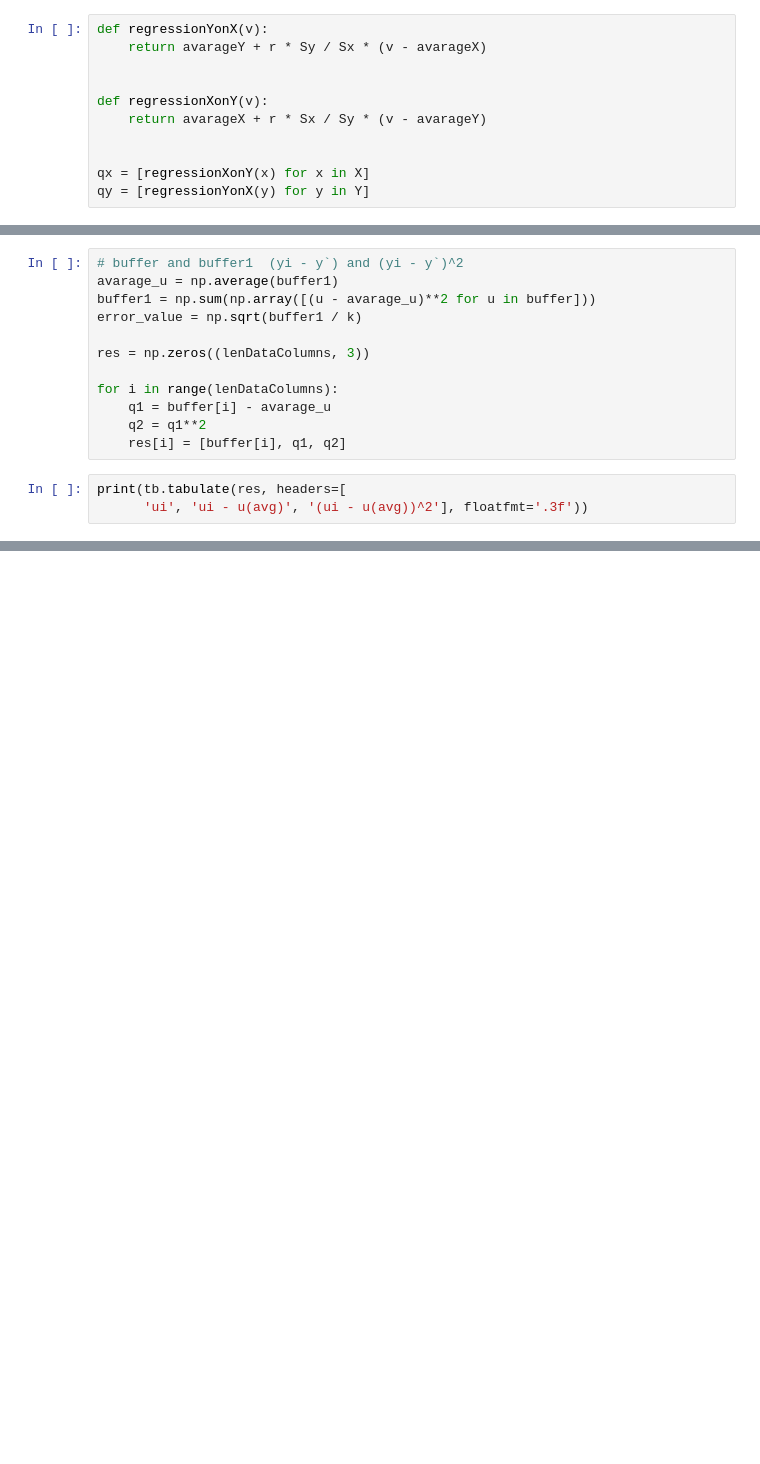
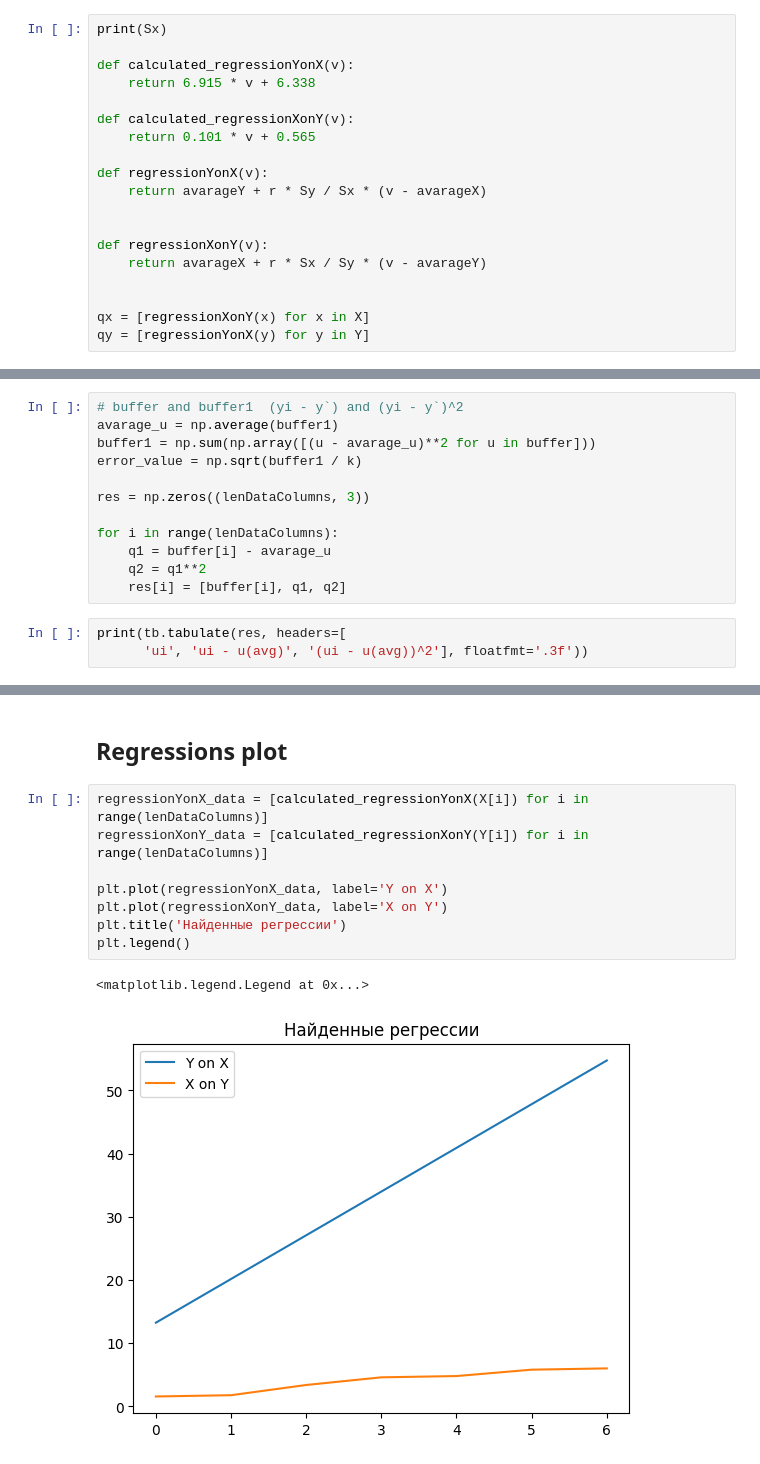
Before and after one commit to NemoNology/Experimental-data-processing, a Jupyter notebook: Lab-s/3/Jupiter-Project/Notebook.ipynb, the cells around one changed output, grey strips where cells are left out. Saved outputs shown, nothing was run; the diff lists cells and outputs as text; blank space fills up the shorter version.

```diff
--- a/Lab-s/3/Jupiter-Project/Notebook.ipynb
+++ b/Lab-s/3/Jupiter-Project/Notebook.ipynb
@@ -75,6 +75,14 @@ print(f"Доверительный интервал:\t{(r - ty * tp):.3f} <= {tp
 # %% [markdown]
 ## Empirical equations
 # %%
+print(Sx)
+
+def calculated_regressionYonX(v):
+    return 6.915 * v + 6.338
+
+def calculated_regressionXonY(v):
+    return 0.101 * v + 0.565
+
 def regressionYonX(v):
     return avarageY + r * Sy / Sx * (v - avarageX)
 
@@ -175,0 +213,13 @@ print(f'''
+# %% [markdown]
+## Regressions plot
+# %%
+regressionYonX_data = [calculated_regressionYonX(X[i]) for i in range(lenDataColumns)]
+regressionXonY_data = [calculated_regressionXonY(Y[i]) for i in range(lenDataColumns)]
+
+plt.plot(regressionYonX_data, label='Y on X')
+plt.plot(regressionXonY_data, label='X on Y')
+plt.title('Найденные регрессии')
+plt.legend()
+# %% [output]
+<matplotlib.legend.Legend at 0x...>
+[figure, added]
```
Also changed, not shown: parts of 7 cells of this notebook.
